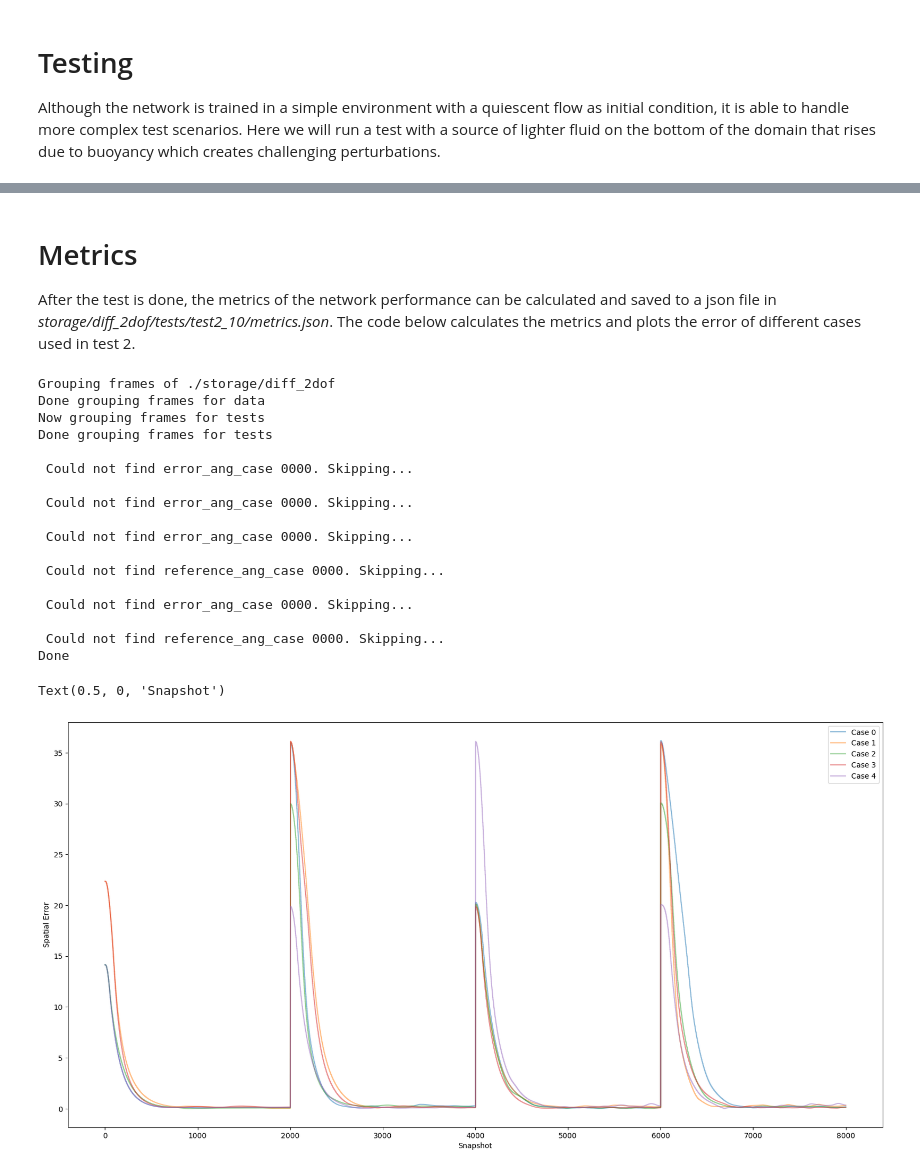
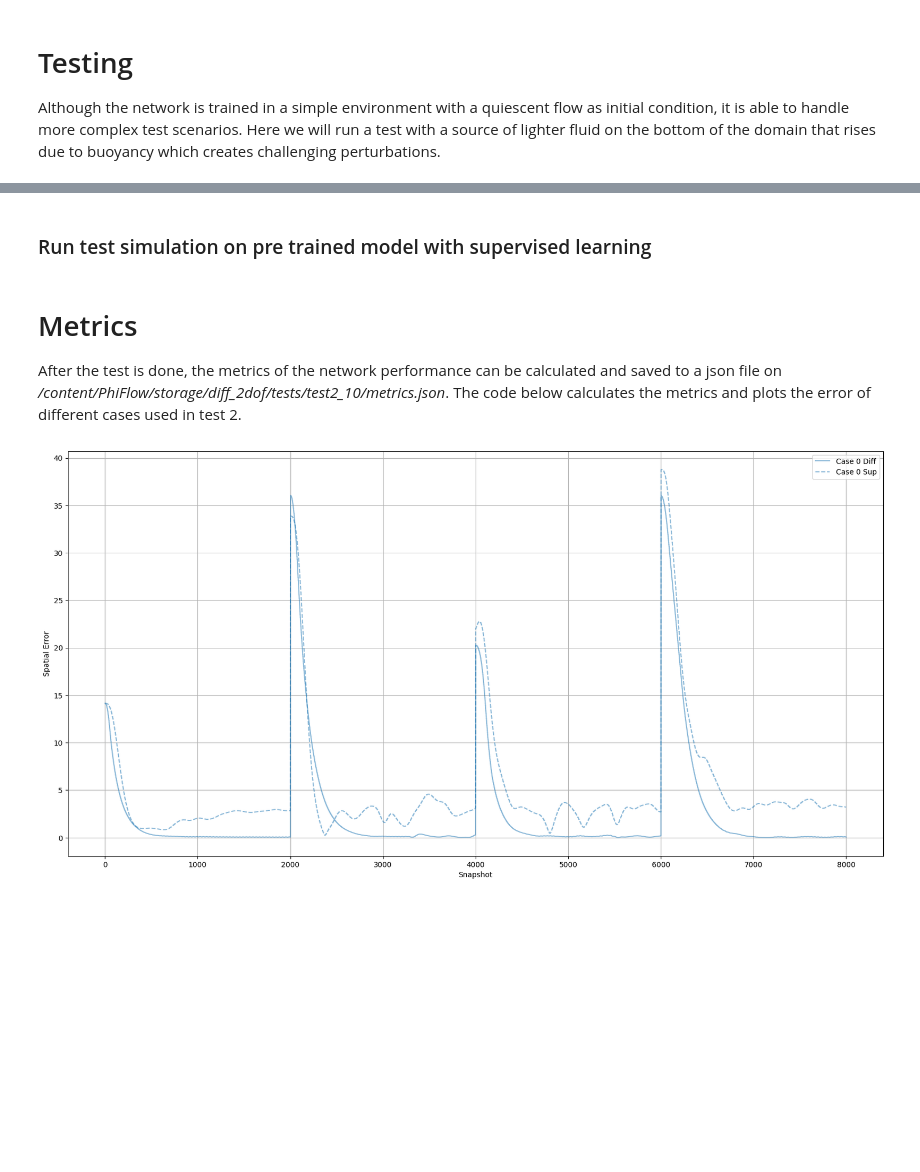
Before and after one commit to tum-pbs/two-way-coupled-control, a Jupyter notebook: example.ipynb, the cells around one changed output, grey strips where cells are left out. Drawn from its saved outputs; the diff is of its cells as text; code cells hidden in the pictures; blank space fills up the shorter version.

```diff
--- a/example.ipynb
+++ b/example.ipynb
@@ -257,0 +429,18 @@ Intermediate models are saved during training before all iterations are performe
+# %%
+def update_inputs(past_inputs, present_inputs, *control_effort):
+    """
+    Params:
+        past_inputs: network inputs from previous timesteps
+        present_inputs: network inputs of current timestep
+        *control_effort: outputs of network at current timestep
+
+    Returns:
+        new_past_inputs: updated past inputs
+
+    """
+    new_past_inputs = torch.cat((
+        past_inputs[1:, :, :],
+        torch.cat((present_inputs.view(-1), torch.cat(control_effort).view(-1))).view(1, 1, -1)),
+        dim=0)
+
+    return new_past_inputs
@@ -389,0 +714,2 @@ Although the network is trained in a simple environment with a quiescent flow as
+# %% [markdown]
+### Run test simulation on pre trained model with supervised learning
@@ -390,4 +720,4 @@ Although the network is trained in a simple environment with a quiescent flow as
 # %% [markdown]
-# Metrics
+#  Metrics
 
-After the test is done, the metrics of the network performance can be calculated and saved to a json file in *storage/diff_2dof/tests/test2_10/metrics.json*. The code below calculates the metrics and plots the error of different cases used in test 2.
+After the test is done, the metrics of the network performance can be calculated and saved to a json file on */content/PhiFlow/storage/diff_2dof/tests/test2_10/metrics.json*. The code below calculates the metrics and plots the error of different cases used in test 2.
@@ -394,42 +731,30 @@ After the test is done, the metrics of the network performance can be calculated
 # %%
-!python ./neural_control/misc/group_frames.py ./storage/diff_2dof
-!python ./neural_control/misc/calculate_metrics.py ./storage/diff_2dof
-
 # Plot spatial error of cases ran in test
 import json
 import numpy as np
 import matplotlib.pyplot as plt
 
-with open('./storage/diff_2dof/tests/test2_10/metrics.json') as f:
-    data = json.load(f)
+with open('/content/PhiFlow/storage/diff_2dof/tests/test2_10/metrics.json') as f:
+    data_diff = json.load(f)
+
+with open('/content/PhiFlow/storage/trained_models/supervised_2dof/tests/test2_10/metrics.json') as f:
+    data_sup = json.load(f)
+
+colors = plt.rcParams['axes.prop_cycle'].by_key()['color']
 
 fig, ax = plt.subplots(1, 1, figsize=(20,10))
-error_xy_all = np.array(data['error_xy_all'])
-for i, error_xy in enumerate(error_xy_all):
-    ax.plot(error_xy, label=f"Case {i}", alpha=0.5)
+error_xy_all_diff = np.array(data_diff['error_xy_all'])
+error_xy_all_sup = np.array(data_sup['error_xy_all'])
+for i, (error_xy_diff, error_xy_sup, color) in enumerate(zip(error_xy_all_diff, error_xy_all_sup, colors)):
+    ax.plot(error_xy_diff, label=f"Case {i} Diff", alpha=0.5, color=color)
+    ax.plot(error_xy_sup, label=f"Case {i} Sup", alpha=0.5, color=color, linestyle='--')
+
 plt.legend()
 plt.ylabel('Spatial Error')
 plt.xlabel('Snapshot')
+plt.grid()
 # %% [output]
-Grouping frames of ./storage/diff_2dof
-Done grouping frames for data
-Now grouping frames for tests
-Done grouping frames for tests
-
- Could not find error_ang_case 0000. Skipping...
-
- Could not find error_ang_case 0000. Skipping...
-
- Could not find error_ang_case 0000. Skipping...
-
- Could not find reference_ang_case 0000. Skipping...
-
- Could not find error_ang_case 0000. Skipping...
-
- Could not find reference_ang_case 0000. Skipping...
-Done
-Text(0.5, 0, 'Snapshot')
-[figure, old version]
+[figure, new version]
 # %% [markdown]
 # Fields
 
```
Also changed, not shown: parts of 31 cells of this notebook.
